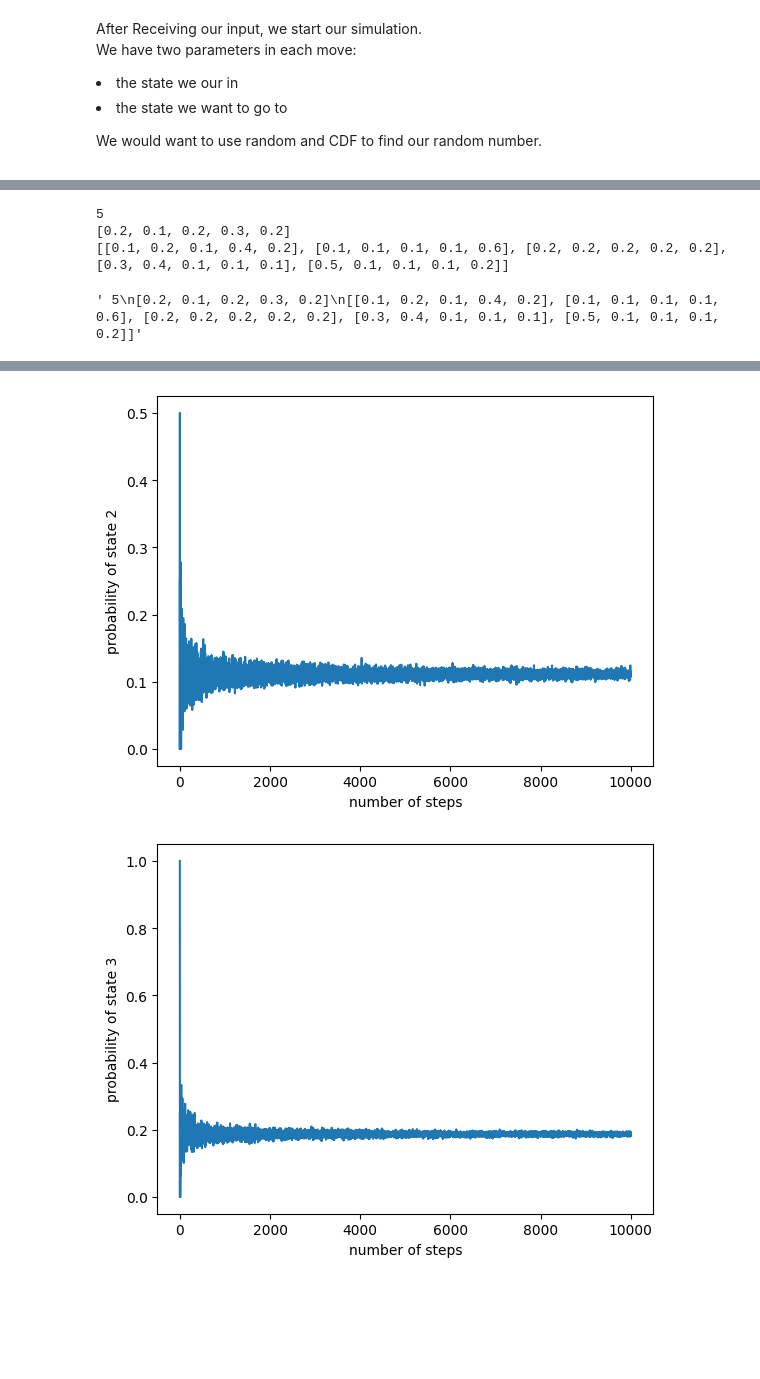
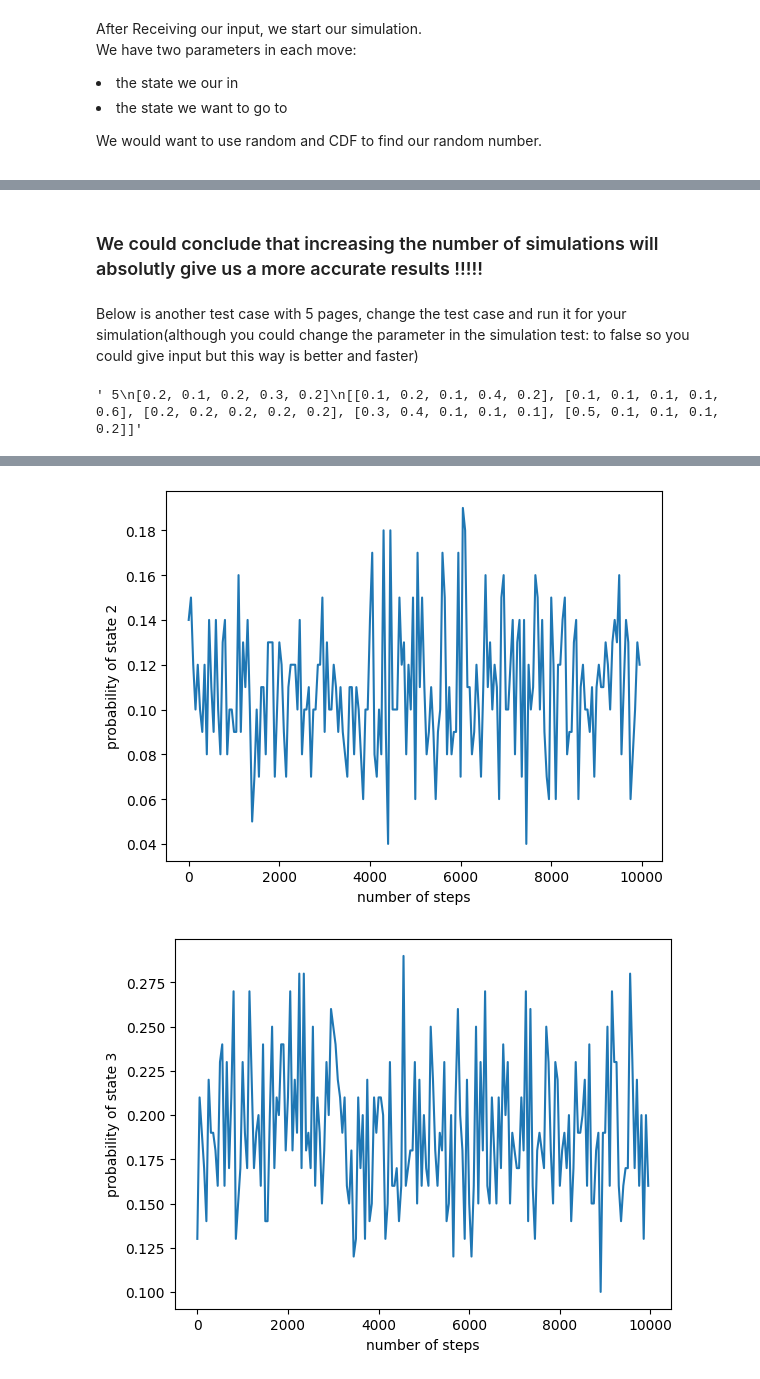
Before and after one commit to bigwhoman/Computer-Simulation-Spring-2023, a Jupyter notebook: HW2/code.ipynb, the cells around one changed output, grey strips where cells are left out. Drawn from its saved outputs; the diff is of its cells as text; code cells hidden in the pictures; blank space fills up the shorter version.

```diff
--- a/HW2/code.ipynb
+++ b/HW2/code.ipynb
@@ -129,0 +121,15 @@ full_simulation(test = True, steps = 10000,test_case = None)
+# %%
+def itteration_over_steps(max_steps :int,test_case :list,max_simulations):
+    if test_case == None :
+        n = 3
+    else :
+        n = test_case[0]
+    probs = [[] for _ in range(n)]
+    for i in range(1,max_steps,50):
+        prob = full_simulation(test = True, steps = i,number_of_simulations = max_simulations,test_case = test_case)
+        for j in range(n) :
+            probs[j].append(prob[j])
+    x = [i for i in range(1,max_steps,50)]
+    for i in range(n) :
+        plot_signal(x,probs[i],i,"steps")
+itteration_over_steps(10000,None,100)
@@ -131,0 +142,16 @@ We could conclude that increasing the number of steps will make our simulation m
+# %%
+def itteration_over_simulations(max_steps :int,test_case :list,max_simulations):
+    if test_case == None :
+        n = 3
+    else :
+        n = test_case[0]
+    probs = [[] for _ in range(n)]
+    for i in range(1,max_simulations,50):
+        prob = full_simulation(test = True, steps = max_steps,number_of_simulations = i,test_case = test_case)
+        for j in range(n) :
+            probs[j].append(prob[j])
+    x = [i for i in range(1,max_simulations,50)]
+    for i in range(n) :
+        plot_signal(x,probs[i],i,"simulations")
+
+itteration_over_simulations(100,None,10000)
@@ -132,3 +162,7 @@ We could conclude that increasing the number of steps will make our simulation m
+# %% [markdown]
+### We could conclude that increasing the number of simulations will absolutly give us a more accurate results !!!!!
+# %% [markdown]
+Below is another test case with 5 pages, change the test case and run it for your simulation(although you could change the parameter in the simulation test: to false so you could give input but this way is better and faster)
 # %%
 test_case1 = [
 5,
@@ -136,13 +170,10 @@ test_case1 = [
 [[0.1, 0.2, 0.1, 0.4, 0.2], [0.1, 0.1, 0.1, 0.1, 0.6], [0.2, 0.2, 0.2, 0.2, 0.2], [0.3, 0.4, 0.1, 0.1, 0.1], [0.5, 0.1, 0.1, 0.1, 0.2]]
 ]
 
-full_simulation(test = False, steps=10000,test_case=test_case1)
-
+itteration_over_steps(10000,test_case1,100)
+itteration_over_simulations(100,test_case1,10000)
 ''' 5
 [0.2, 0.1, 0.2, 0.3, 0.2]
 [[0.1, 0.2, 0.1, 0.4, 0.2], [0.1, 0.1, 0.1, 0.1, 0.6], [0.2, 0.2, 0.2, 0.2, 0.2], [0.3, 0.4, 0.1, 0.1, 0.1], [0.5, 0.1, 0.1, 0.1, 0.2]]'''
 # %% [output]
-5
-[0.2, 0.1, 0.2, 0.3, 0.2]
-[[0.1, 0.2, 0.1, 0.4, 0.2], [0.1, 0.1, 0.1, 0.1, 0.6], [0.2, 0.2, 0.2, 0.2, 0.2], [0.3, 0.4, 0.1, 0.1, 0.1], [0.5, 0.1, 0.1, 0.1, 0.2]]
+' 5\n[0.2, 0.1, 0.2, 0.3, 0.2]\n[[0.1, 0.2, 0.1, 0.4, 0.2], [0.1, 0.1, 0.1, 0.1, 0.6], [0.2, 0.2, 0.2, 0.2, 0.2], [0.3, 0.4, 0.1, 0.1, 0.1], [0.5, 0.1, 0.1, 0.1, 0.2]]'
-' 5\n[0.2, 0.1, 0.2, 0.3, 0.2]\n[[0.1, 0.2, 0.1, 0.4, 0.2], [0.1, 0.1, 0.1, 0.1, 0.6], [0.2, 0.2, 0.2, 0.2, 0.2], [0.3, 0.4, 0.1, 0.1, 0.1], [0.5, 0.1, 0.1, 0.1, 0.2]]'
@@ -151,2 +182,2 @@ full_simulation(test = False, steps=10000,test_case=test_case1)
-[figure, old version]
+[figure, new version]
-[figure, old version]
+[figure, new version]
```
Also changed, not shown: parts of 8 cells of this notebook, 19 other files.
